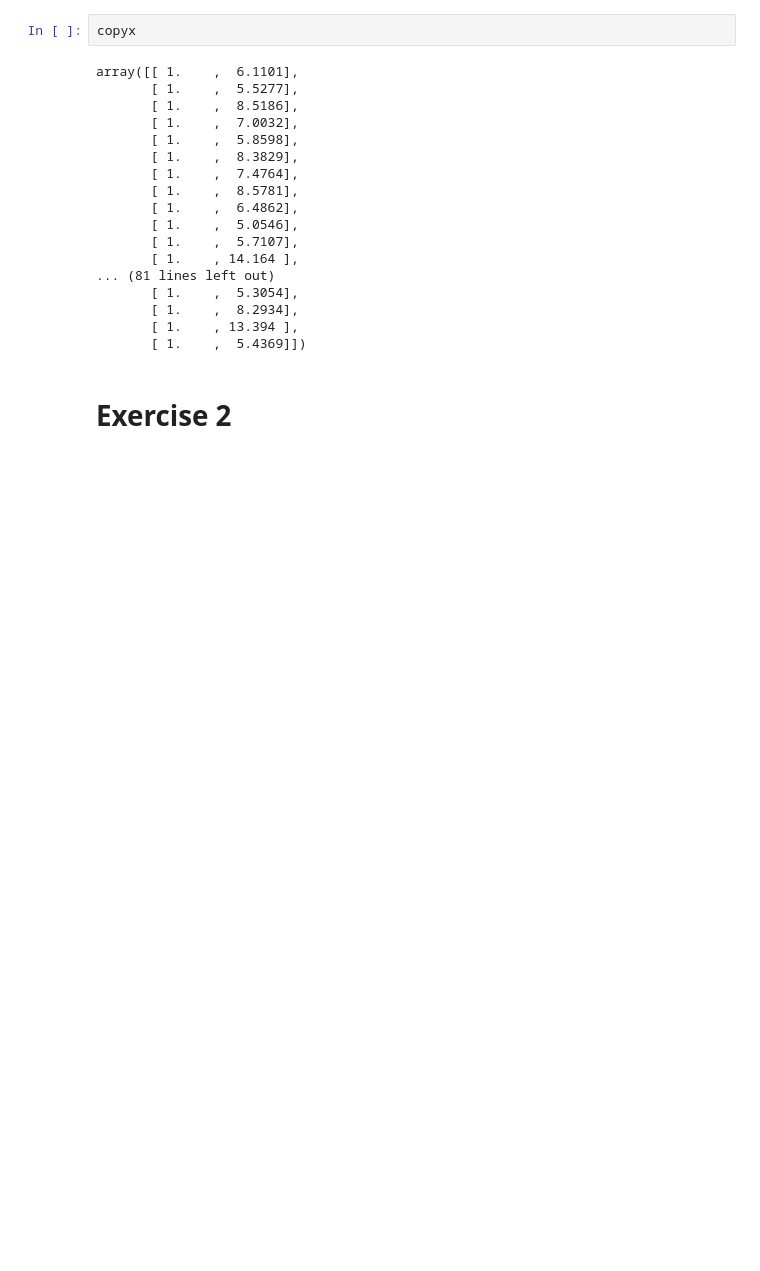
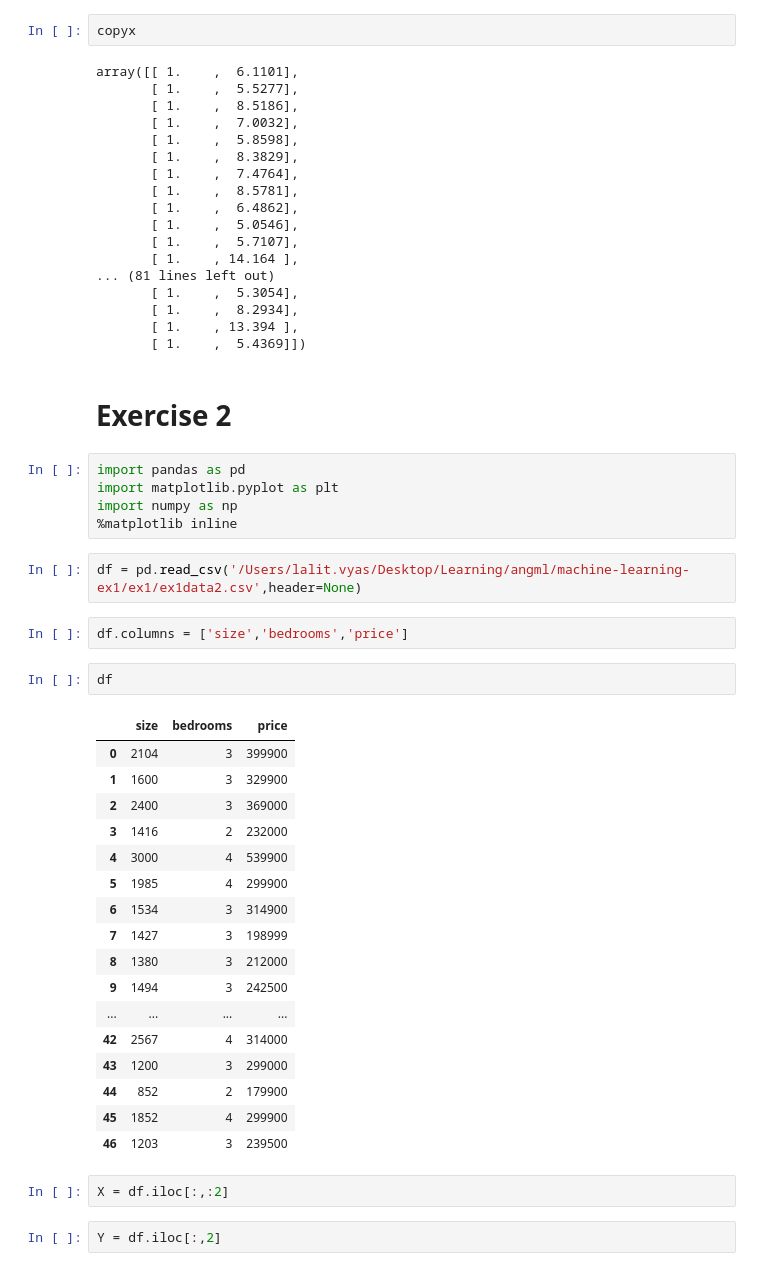
Before and after one commit to vyaslkv/AndrewNG-Machine-Learning-Assignments-in-Python, a Jupyter notebook: week2.ipynb, the cells around one changed output. Cells and saved outputs as stored; diff of their text form; blank space fills up the shorter version.

```diff
--- a/week2.ipynb
+++ b/week2.ipynb
@@ -217,3 +217,36 @@ array([[ 1.    ,  6.1101],
        [ 1.    ,  5.4369]])
 # %% [markdown]
 # Exercise 2
+# %%
+import pandas as pd
+import matplotlib.pyplot as plt
+import numpy as np
+%matplotlib inline
+# %%
+df = pd.read_csv('/Users/lalit.vyas/Desktop/Learning/angml/machine-learning-ex1/ex1/ex1data2.csv',header=None)
+# %%
+df.columns = ['size','bedrooms','price']
+# %%
+df
+# %% [output]
+|  | size | bedrooms | price |
+| 0 | 2104 | 3 | 399900 |
+| 1 | 1600 | 3 | 329900 |
+| 2 | 2400 | 3 | 369000 |
+| 3 | 1416 | 2 | 232000 |
+| 4 | 3000 | 4 | 539900 |
+| 5 | 1985 | 4 | 299900 |
+| 6 | 1534 | 3 | 314900 |
+| 7 | 1427 | 3 | 198999 |
+| 8 | 1380 | 3 | 212000 |
+| 9 | 1494 | 3 | 242500 |
+| ... | ... | ... | ... |
+| 42 | 2567 | 4 | 314000 |
+| 43 | 1200 | 3 | 299000 |
+| 44 | 852 | 2 | 179900 |
+| 45 | 1852 | 4 | 299900 |
+| 46 | 1203 | 3 | 239500 |
+# %%
+X = df.iloc[:,:2]
+# %%
+Y = df.iloc[:,2]
```
Also changed, not shown: parts of 10 cells of this notebook, 2 other files.
